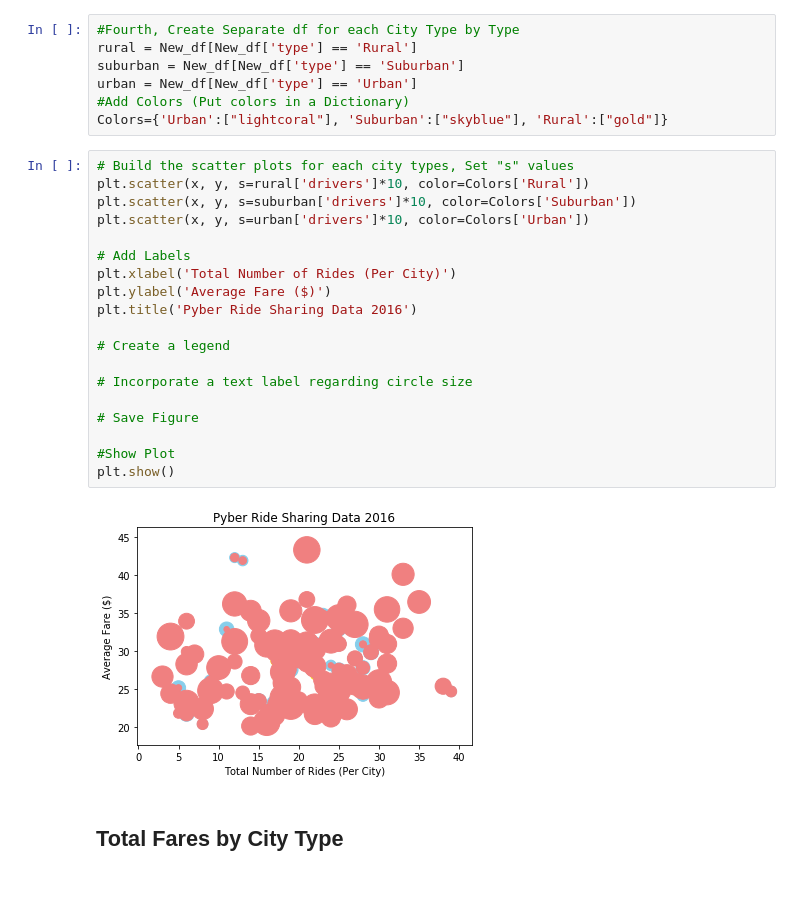
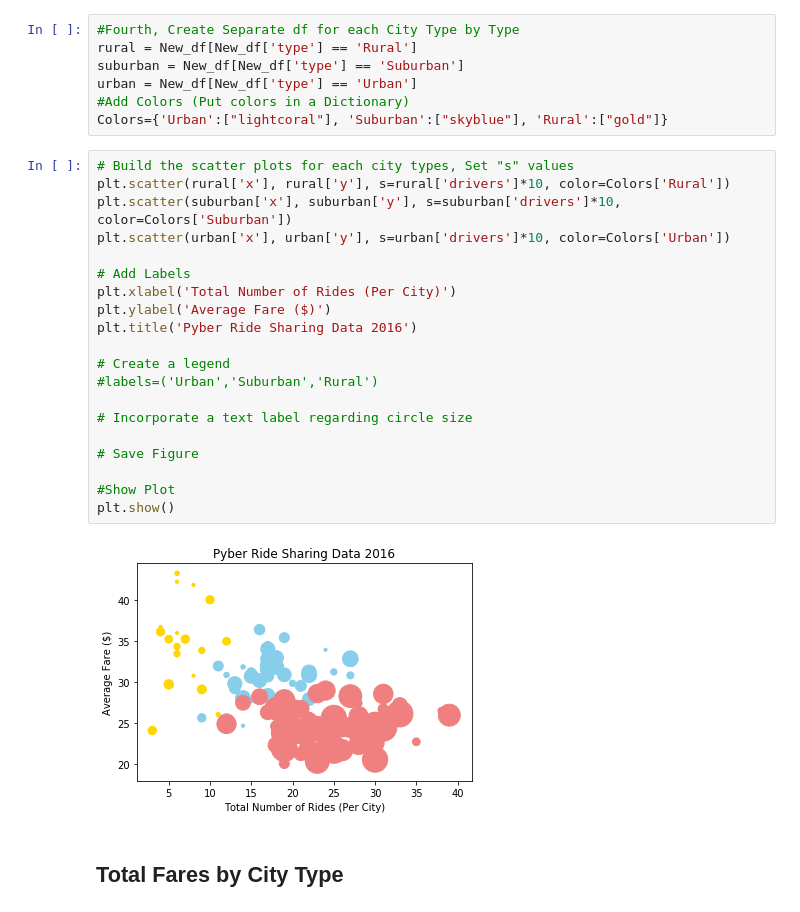
Before and after one commit to DZweiback/Matplotlib-Homework, a Jupyter notebook: dz_Pyber HW.ipynb, the cells around one changed output. Cells and saved outputs as stored; diff of their text form.

```diff
--- a/dz_Pyber HW.ipynb
+++ b/dz_Pyber HW.ipynb
@@ -145,25 +144,26 @@ urban = New_df[New_df['type'] == 'Urban']
 Colors={'Urban':["lightcoral"], 'Suburban':["skyblue"], 'Rural':["gold"]}
 # %%
 # Build the scatter plots for each city types, Set "s" values
-plt.scatter(x, y, s=rural['drivers']*10, color=Colors['Rural'])
-plt.scatter(x, y, s=suburban['drivers']*10, color=Colors['Suburban'])
-plt.scatter(x, y, s=urban['drivers']*10, color=Colors['Urban'])
+plt.scatter(rural['x'], rural['y'], s=rural['drivers']*10, color=Colors['Rural'])
+plt.scatter(suburban['x'], suburban['y'], s=suburban['drivers']*10, color=Colors['Suburban'])
+plt.scatter(urban['x'], urban['y'], s=urban['drivers']*10, color=Colors['Urban'])
 
 # Add Labels
 plt.xlabel('Total Number of Rides (Per City)')
 plt.ylabel('Average Fare ($)')
 plt.title('Pyber Ride Sharing Data 2016')
 
 # Create a legend
+#labels=('Urban','Suburban','Rural')
 
 # Incorporate a text label regarding circle size
 
 # Save Figure
 
 #Show Plot
 plt.show()
 # %% [output]
-[figure, old version]
+[figure, new version]
 # %% [markdown]
 ## Total Fares by City Type
 # %%
```
Also changed, not shown: parts of 2 cells of this notebook.
